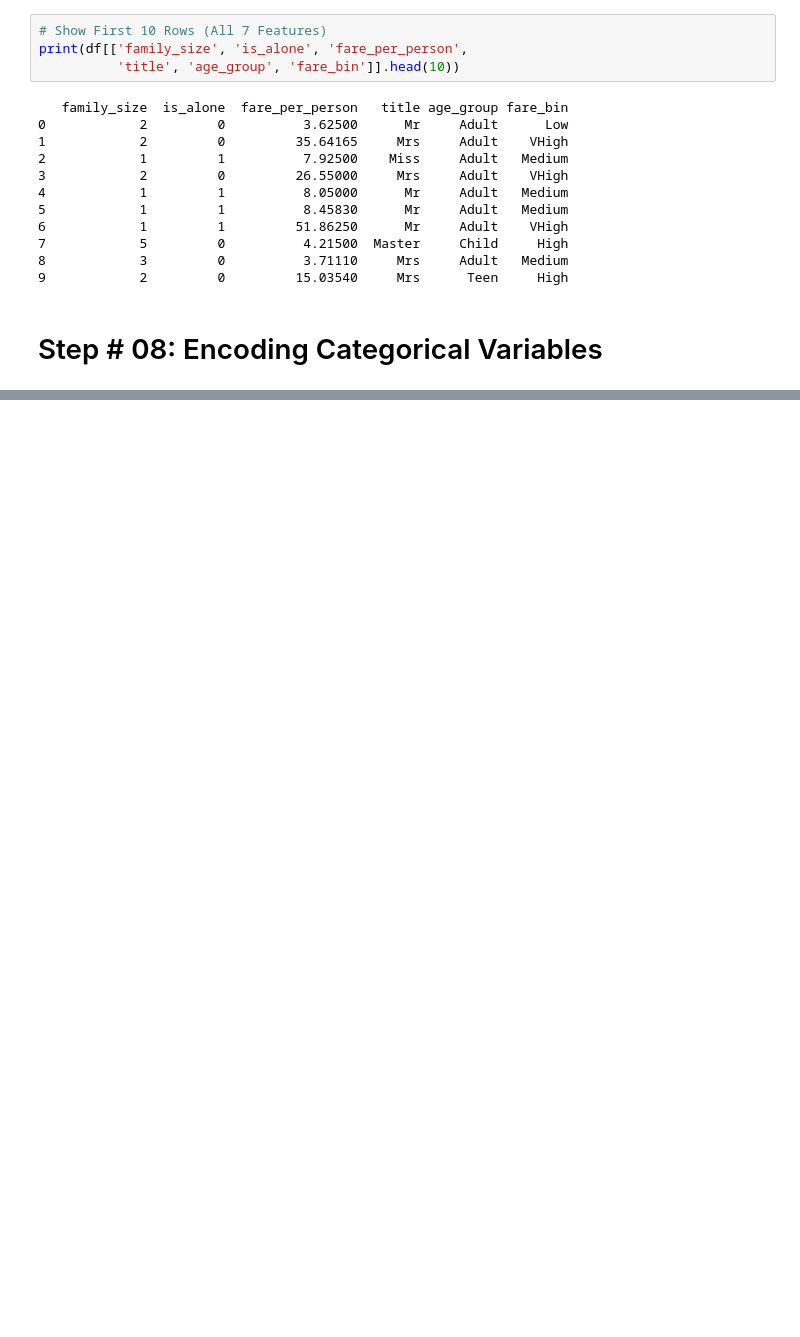
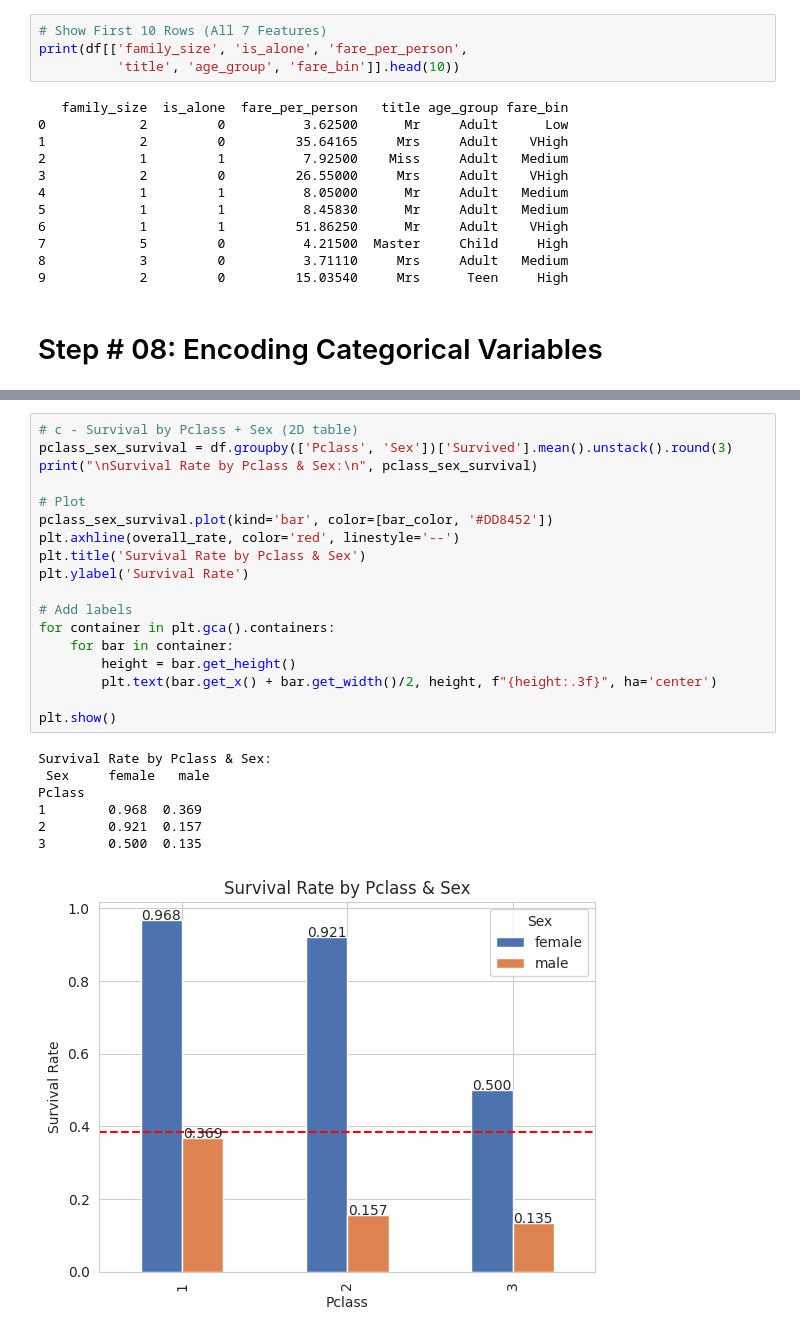
Before and after one commit to Muhammad0407/AIML-Internship-Week2-Muhammad-Luqman, a Jupyter notebook: Week_02.ipynb, the cells around one changed output, grey strips where cells are left out. Drawn from its saved outputs; the diff is of its cells as text; blank space fills up the shorter version.

```diff
--- a/Week_02.ipynb
+++ b/Week_02.ipynb
@@ -830,0 +1083,26 @@ print(df[['family_size', 'is_alone', 'fare_per_person',
+# %%
+# c - Survival by Pclass + Sex (2D table)
+pclass_sex_survival = df.groupby(['Pclass', 'Sex'])['Survived'].mean().unstack().round(3)
+print("\nSurvival Rate by Pclass & Sex:\n", pclass_sex_survival)
+
+# Plot
+pclass_sex_survival.plot(kind='bar', color=[bar_color, '#DD8452'])
+plt.axhline(overall_rate, color='red', linestyle='--')
+plt.title('Survival Rate by Pclass & Sex')
+plt.ylabel('Survival Rate')
+
+# Add labels
+for container in plt.gca().containers:
+    for bar in container:
+        height = bar.get_height()
+        plt.text(bar.get_x() + bar.get_width()/2, height, f"{height:.3f}", ha='center')
+
+plt.show()
+# %% [output]
+Survival Rate by Pclass & Sex:
+ Sex     female   male
+Pclass
+1        0.968  0.369
+2        0.921  0.157
+3        0.500  0.135
+[figure, added]
```
Also changed, not shown: parts of 62 cells of this notebook, 1 other file.
